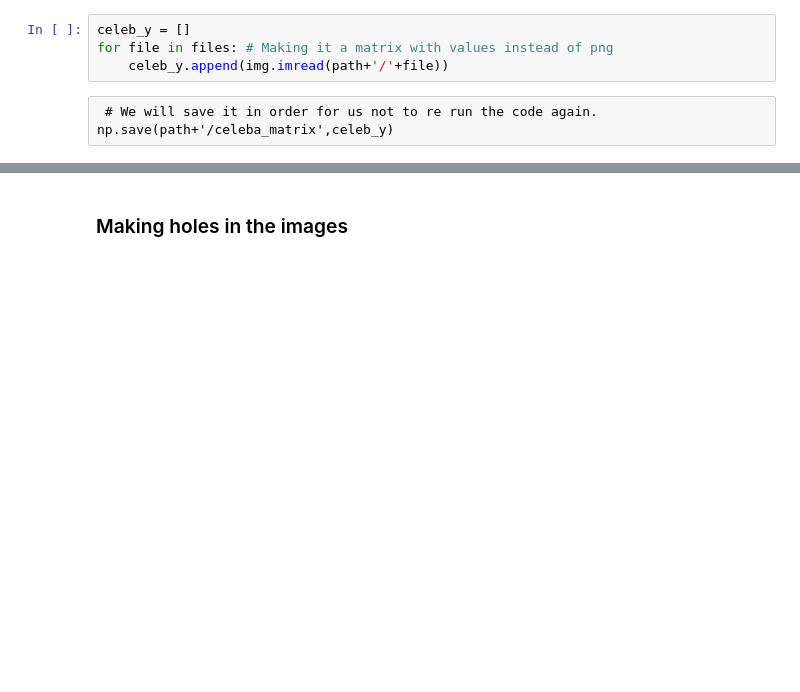
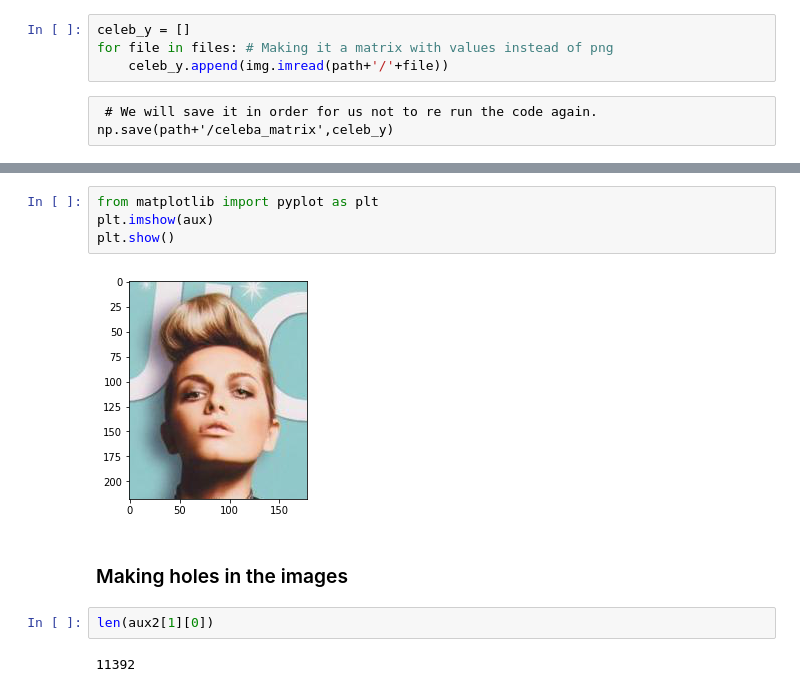
Before and after one commit to antoniolruiz/Image_inpainting_with_DGM, a Jupyter notebook: Antonio/Data_wrangle.ipynb, the cells around one changed output, grey strips where cells are left out. Saved outputs shown, nothing was run; the diff lists cells and outputs as text; blank space fills up the shorter version.

```diff
--- a/Antonio/Data_wrangle.ipynb
+++ b/Antonio/Data_wrangle.ipynb
@@ -33,2 +58,12 @@ np.save(path+'/celeba_matrix',celeb_y)
+# %%
+from matplotlib import pyplot as plt
+plt.imshow(aux)
+plt.show()
+# %% [output]
+[figure, added]
 # %% [markdown]
 ### Making holes in the images
+# %%
+len(aux2[1][0])
+# %% [output]
+11392
```
Also changed, not shown: parts of 8 cells of this notebook.
